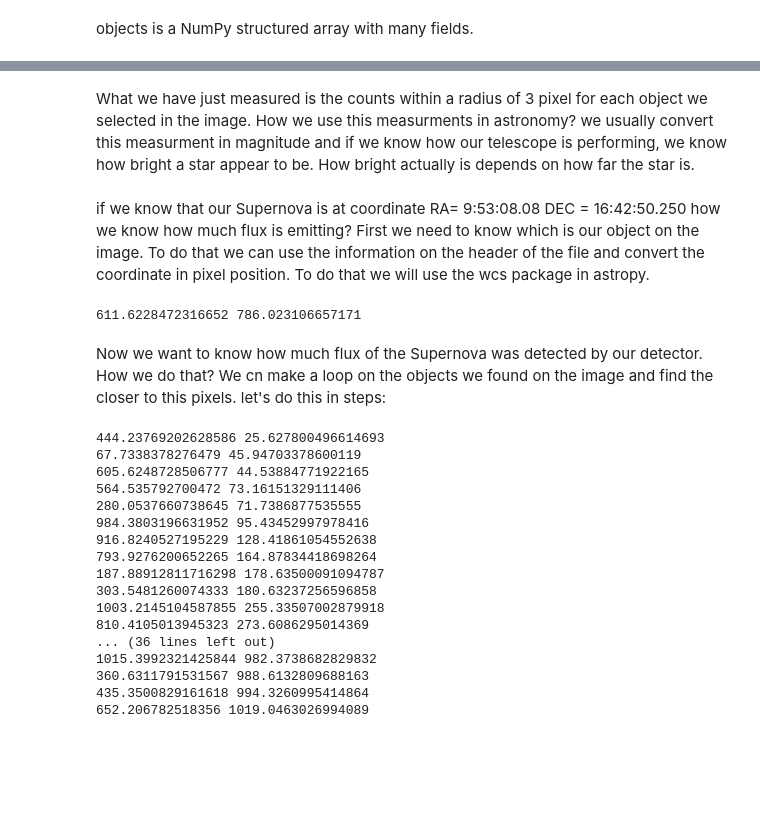
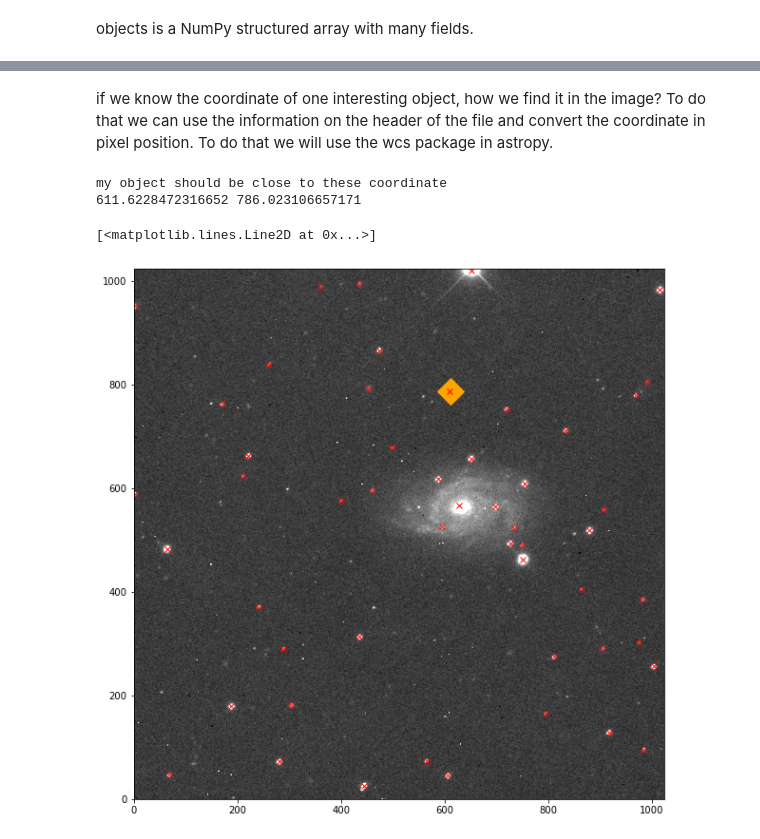
Before and after one commit to svalenti/DLT40PimaSchool.github.io, a Jupyter notebook: notebook/lecture3/lecture3_PIMA.ipynb, the cells around one changed output, grey strips where cells are left out. Saved outputs shown, nothing was run; the diff lists cells and outputs as text; code cells hidden in the pictures; blank space fills up the shorter version.

```diff
--- a/notebook/lecture3/lecture3_PIMA.ipynb
+++ b/notebook/lecture3/lecture3_PIMA.ipynb
@@ -153,7 +128,6 @@ Finally, we’ll perform simple circular aperture photometry with a 3 pixel radi
-# %% [markdown]
-What we have just measured is the counts within a radius of 3 pixel for each object we selected in the image. How we use this measurments in astronomy? we usually convert this measurment in magnitude and if we know how our telescope is performing, we know how bright a star appear to be. How bright actually is depends on how far the star is.
 # %% [markdown]
-if we know that our Supernova is at coordinate RA= 9:53:08.08 DEC = 16:42:50.250 how we know how much flux is emitting? First we need to know which is our object on the image. To do that we can use the information on the header of the file and convert the coordinate in pixel position. To do that we will use the wcs package in astropy.
+if we know the coordinate of one interesting object, how we find it in the image?
+To do that we can use the information on the header of the file and convert the coordinate in pixel position. To do that we will use the wcs package in astropy.
 # %%
 #read the header
 header = img[0].header
@@ -165,31 +139,16 @@ w = WCS(header)
 Ra = 148.283666667
 Dec = 16.7139583333
 px, py = w.wcs_world2pix(Ra,Dec, 1)
+print('my object should be close to these coordinate')
 print(px,py)
 # %% [output]
+my object should be close to these coordinate
 611.6228472316652 786.023106657171
-# %% [markdown]
-Now we want to know how much flux of the Supernova was detected by our detector. How we do that? We cn make a loop on the objects we found on the image and find the closer to this pixels. let's do this in steps:
-# %%
-#let's loop over the stars
-# we will use for and "enumerate"
-for i,j in enumerate(objects['x']):
-    print(objects['x'][i],objects['y'][i])
-# %% [output]
-444.23769202628586 25.627800496614693
-67.7338378276479 45.94703378600119
-605.6248728506777 44.53884771922165
-564.535792700472 73.16151329111406
-280.0537660738645 71.7386877535555
-984.3803196631952 95.43452997978416
-916.8240527195229 128.41861054552638
-793.9276200652265 164.87834418698264
-187.88912811716298 178.63500091094787
-303.5481260074333 180.63237256596858
-1003.2145104587855 255.33507002879918
-810.4105013945323 273.6086295014369
-... (36 lines left out)
-1015.3992321425844 982.3738682829832
-360.6311791531567 988.6132809688163
-435.3500829161618 994.3260995414864
-652.206782518356 1019.0463026994089
+# %%
+plt.figure(figsize=(10,12))
+imgshow = plt.imshow(X, origin='lower', cmap='gray', vmin=200, vmax=400)
+plt.plot(611,786,'D',color='orange',markersize=20)
+plt.plot(objects['x'],objects['y'],'xr')
+# %% [output]
+[<matplotlib.lines.Line2D at 0x...>]
+[figure, added]
```
Also changed, not shown: parts of 9 cells of this notebook, 2 other files.
